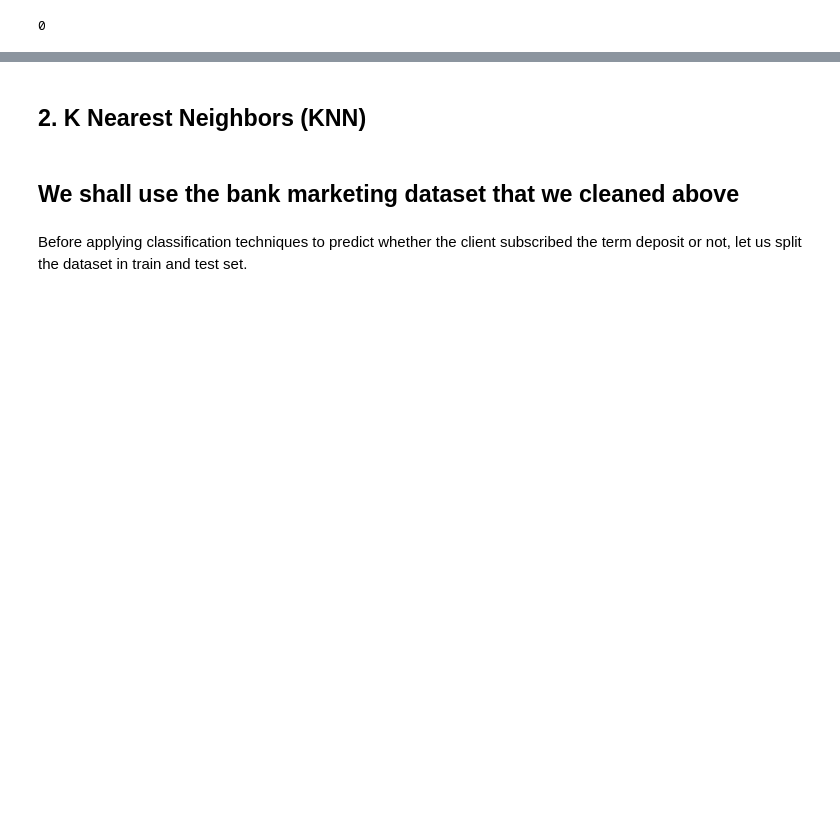
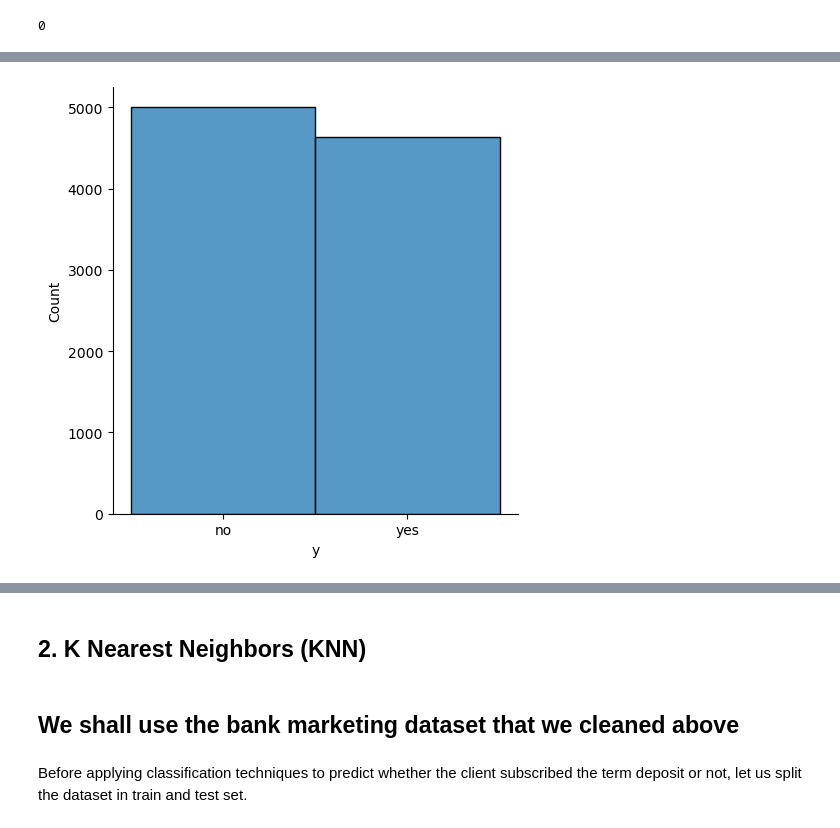
Before and after one commit to ajay-ajzkrish/learn_ml, a Jupyter notebook: SLC/inclass/Inclass_Day3/SLC_In_Class_Lab_Exercise_(Day_3)_Questions.ipynb, the cells around one changed output, grey strips where cells are left out. Drawn from its saved outputs; the diff is of its cells as text; code cells hidden in the pictures; blank space fills up the shorter version.

```diff
--- a/SLC/inclass/Inclass_Day3/SLC_In_Class_Lab_Exercise_(Day_3)_Questions.ipynb
+++ b/SLC/inclass/Inclass_Day3/SLC_In_Class_Lab_Exercise_(Day_3)_Questions.ipynb
@@ -298,6 +311,10 @@ for i in x.columns:
 </table>
 # %%
 # type your code here
+# %%
+sns.displot(df['y']);
+# %% [output]
+[figure, added]
 # %% [markdown]
 <table align="left">
     <tr>
```
Also changed, not shown: parts of 44 cells of this notebook, 15 other files.
